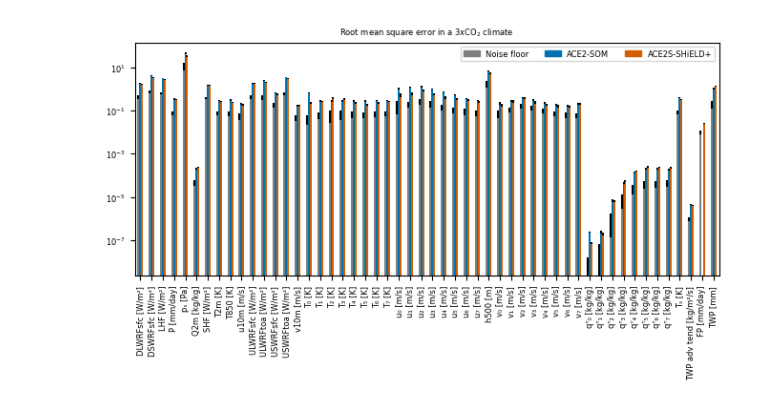
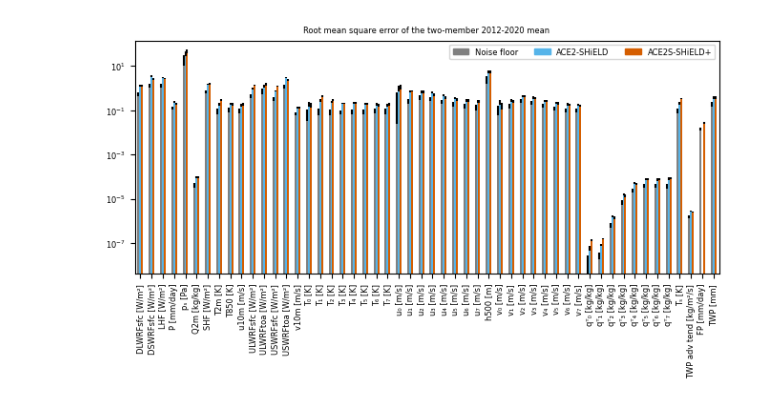
Before and after one commit to ai2cm/ace2s-shield-plus-paper, a Jupyter notebook: manuscript/notebooks/figure-S02.ipynb, the cells around one changed output. Cells and saved outputs as stored; diff of their text form; code cells hidden in the pictures.

```diff
--- a/manuscript/notebooks/figure-S02.ipynb
+++ b/manuscript/notebooks/figure-S02.ipynb
@@ -253,0 +205,7 @@ BlockingIOError: [Errno 11] Resource temporarily unavailable
+# %%
+ensemble_mean_bias_ds = ensemble_mean_ds.drop_sel(model="SHiELD") - ensemble_mean_ds.sel(model="SHiELD")
+# %%
+weights = get_weights("gaussian_grid_180_by_360")
+regional_mean_bias = ensemble_mean_bias_ds.weighted(weights).mean(["lat", "lon"]).compute()
+rmse = np.sqrt((ensemble_mean_bias_ds ** 2).weighted(weights).mean(["lat", "lon"])).compute()
+rmse = rmse[labels.UNITS.keys()].drop_vars(["HGTsfc", "DSWRFtoa"])
@@ -254,9 +221,2 @@ BlockingIOError: [Errno 11] Resource temporarily unavailable
 # %%
-metrics = xr.concat(
-    [
-        rmse.assign_coords(model=rmse.model.to_numpy().tolist()).sel(region="global", drop=True),
-        noise_floors.assign_coords(model="noise-floor")
-    ],
-    dim="model"
-)
-metrics = metrics[list(UNITS.keys())].drop_vars(["DSWRFtoa", "HGTsfc"])
+combined_rmse = xr.concat([rmse.sel(region="global"), rmse_extrapolated.assign_coords(model="noise-floor")[list(rmse.data_vars)]], dim="model")
@@ -275,4 +223,4 @@ Coordinates:
 # %%
-error_bars = 2 * noise_floor_stddevs  # 95% confidence interval
-error_bars = error_bars[list(metrics)]
+error_bars = 2 * stdev_extrapolated  # 95% confidence interval
+error_bars = error_bars[list(combined_rmse.data_vars)]
 error_bars = error_bars.to_array().sortby("variable").to_dataframe(name="error")
@@ -279,12 +242,14 @@ error_bars = error_bars.to_array().sortby("variable").to_dataframe(name="error")
 # %%
 plotting.configure_style(fontsize=6)
 
+import matplotlib.patches as mpatches
+BASELINE = "ACE2-SHiELD"
+BEST_INFERENCE_MODEL = "full energy-conserving rs0"
 
-BASELINE = "ACE2-SOM"
-BEST_INFERENCE_MODEL = "full-energy-conserving-rs0"
+
 COLORS = {
     "noise-floor": "gray",
-    BASELINE: "C3",
+    BASELINE: "C0",
     BEST_INFERENCE_MODEL: "C4",
 }
 
@@ -302,8 +267,7 @@ fig, (ax,) = faceted.faceted(
     right_pad=0.05,
 )
 
-da = metrics.sel(
-    climate="3xCO2",
+da = combined_rmse.sel(
     model=["noise-floor", BASELINE, BEST_INFERENCE_MODEL]
 ).to_array().sortby("variable")
 index = pd.Index(
@@ -322,34 +286,34 @@ err_df = err_df.where(df.notna())
 # Map the bar colors to the models using the COLORS dict, in model order
 model_order = ["noise-floor", BASELINE, BEST_INFERENCE_MODEL]
 bar_colors = [COLORS[mod] for mod in model_order]
 
 # When using df.plot.bar, 'color' expects either a single color or a list of colors
 # corresponding to the series (order matches the column order in df)
 df.plot.bar(
     ax=ax,
     logy=True,
     yerr=err_df,
     legend=False,
     color=bar_colors
 )
 ax.set_xlabel("")
 
 LEGEND_LABELS = {
     "noise-floor": "Noise floor",
-    BASELINE: "ACE2-SOM",
+    BASELINE: "ACE2-SHiELD",
     BEST_INFERENCE_MODEL: "ACE2S-SHiELD+",
 }
 
 # Add a legend with a patch for each color
 legend_handles = [
     mpatches.Patch(color=COLORS[model], label=LEGEND_LABELS[model])
     for model in model_order
 ]
 ax.legend(handles=legend_handles, loc="upper right", fontsize=6, ncol=3)
-ax.set_title(textwrap.fill(f"Root mean square error in a 3xCO$_2$ climate", width=70))
+ax.set_title("Root mean square error of the two-member 2012-2020 mean")
 ax.set_ylabel("")
 fig.patch.set_alpha(0.0)
-fig.savefig("figure-S02.png", dpi=200)
+fig.savefig("figure-S02.png", dpi=300)
 fig.savefig("figure-S02.pdf")
 # %% [output]
-[figure, old version]
+[figure, new version]
```
Also changed, not shown: parts of 21 cells of this notebook, 17 other files.
